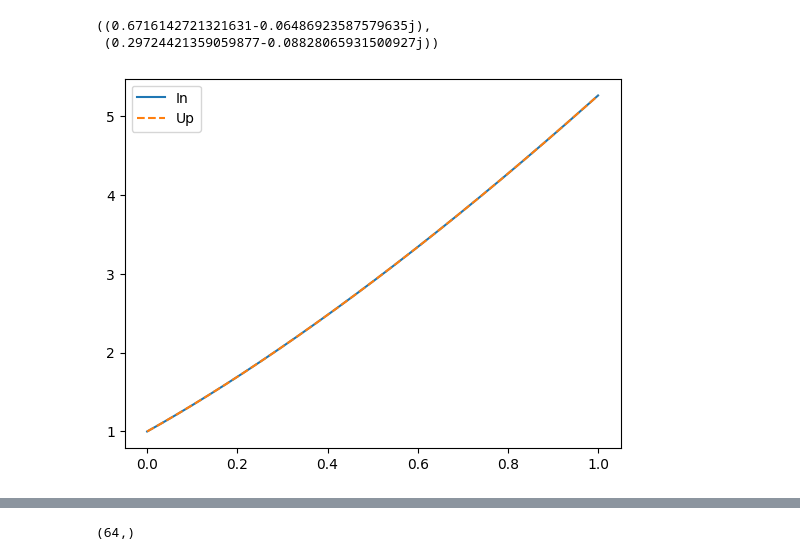
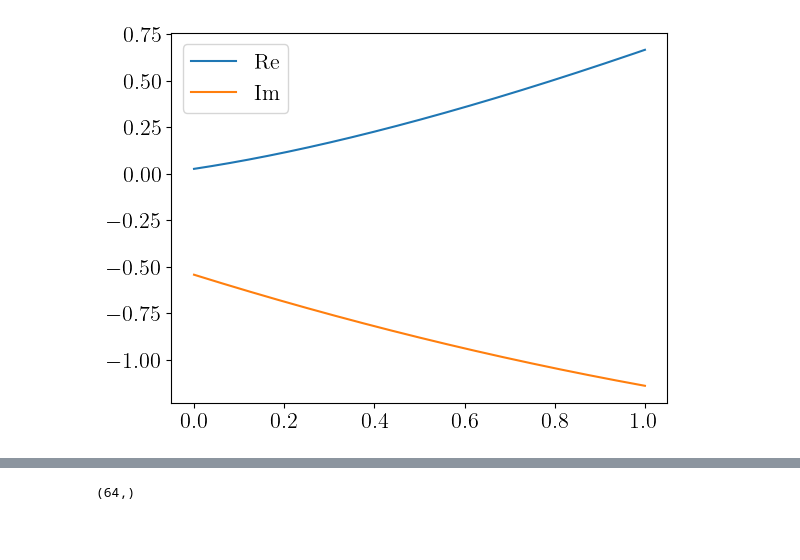
Before and after one commit to znasipak/hbl-teukolsky, a Jupyter notebook: qnms.ipynb, the cells around one changed output, grey strips where cells are left out. Drawn from its saved outputs; the diff is of its cells as text; code cells hidden in the pictures; blank space fills up the shorter version.

```diff
--- a/qnms.ipynb
+++ b/qnms.ipynb
@@ -14,7 +14,8 @@ hbl_gen = HyperboloidalTeukolskySolver(domains=[[0,1],[1,0]], solver=solver, **s
 sq = -2
 lq = 2
 mq = 2
-aq = 0.9
+aq = 0.5
+kq = np.sqrt(1-aq**2)
 grav_220 = qnm.modes_cache(s=sq,l=lq,m=mq,n=0)
 omega, A, C = grav_220(a=aq)
 laq = A + (aq*omega)**2 - 2*mq*aq*omega
@@ -22,11 +23,6 @@ laq = A + (aq*omega)**2 - 2*mq*aq*omega
 grav_2m20 = qnm.modes_cache(s=sq,l=lq,m=-mq,n=0)
 omegaM, Am, Cm = grav_2m20(a=aq)
 laqM = Am + (aq*omegaM)**2 + 2*mq*aq*omegaM
-# %%
-omega, omegaM
-# %% [output]
-((0.6716142721321631-0.06486923587579635j),
- (0.29724421359059877-0.08828065931500927j))
 # %%
 Psi = hbl_gen(aq, sq, lq, mq, omega, eigenvalue=laq)
 PsiMirror = hbl_gen(aq, sq, lq, -mq, -omega.real + 1j*omega.imag, eigenvalue=np.conj(laq))
@@ -35,15 +31,15 @@ import matplotlib.pyplot as plt
 # %%
 sigmas = np.linspace(0,1, 1000)
 PsiInMirrorNorm = PsiMirror('In', sigmas)/PsiMirror('In', 0)
 PsiUpMirrorNorm = PsiMirror('Up', sigmas)/PsiMirror('Up', 0)
-PsiInNorm = Psi('In', sigmas)/Psi('In', 0)
-PsiUpNorm = Psi('Up', sigmas)/Psi('Up', 0)
-plt.plot(sigmas, np.abs(PsiInNorm), label='In')
-plt.plot(sigmas, np.abs(PsiUpNorm), '--', label='Up')
+PsiInNorm = Psi('In', sigmas)
+PsiUpNorm = Psi('Up', sigmas)
+plt.plot(sigmas, np.real(PsiInNorm), label='Re')
+plt.plot(sigmas, np.imag(PsiInNorm), label='Im')
 plt.legend()
 plt.show()
 # %% [output]
-[figure, old version]
+[figure, new version]
 # %%
 from teuk import teuk_sys
 
```
Also changed, not shown: parts of 54 cells of this notebook, 3 other files.
